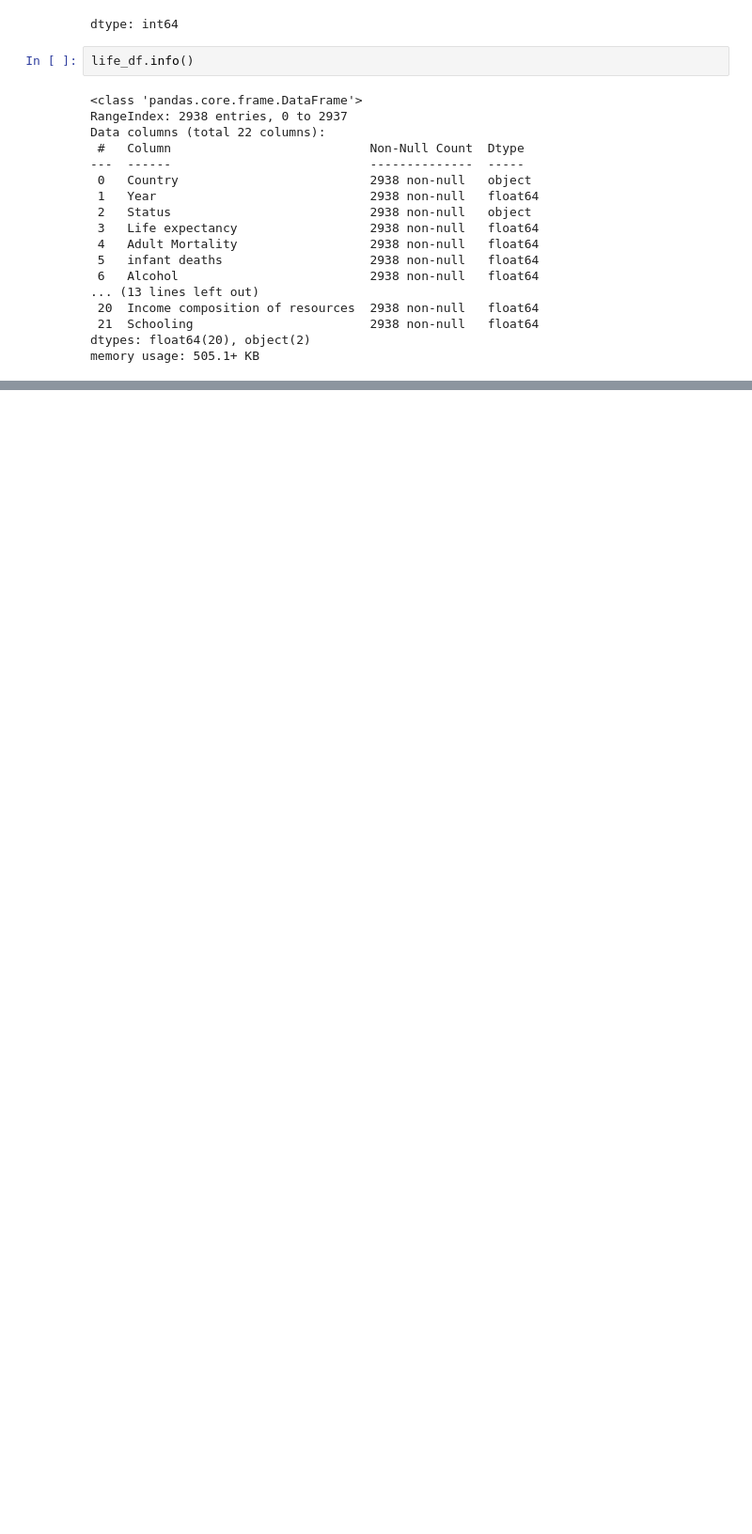
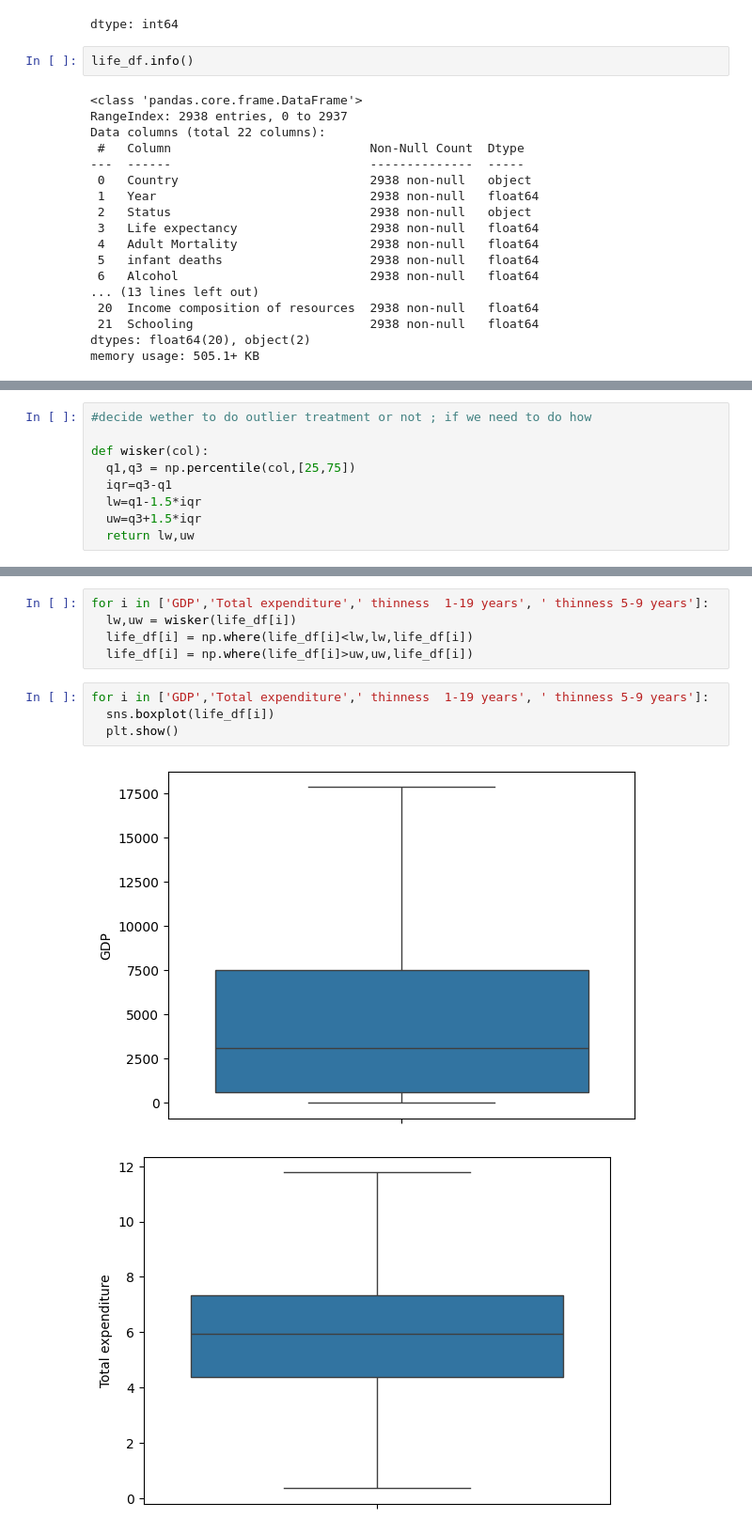
Before and after one commit to Akshithkumarreddy/Python_PGM, a Jupyter notebook: #037 data_prepros_complete.ipynb, the cells around one changed output, grey strips where cells are left out. Shown at 94% size. Drawn from its saved outputs; the diff is of its cells as text; blank space fills up the shorter version.

```diff
--- a/#037 data_prepros_complete.ipynb
+++ b/#037 data_prepros_complete.ipynb
@@ -405,0 +408,9 @@ memory usage: 505.1+ KB
+# %%
+#decide wether to do outlier treatment or not ; if we need to do how
+
+def wisker(col):
+  q1,q3 = np.percentile(col,[25,75])
+  iqr=q3-q1
+  lw=q1-1.5*iqr
+  uw=q3+1.5*iqr
+  return lw,uw
@@ -405,0 +431,12 @@ memory usage: 505.1+ KB
+# %%
+for i in ['GDP','Total expenditure',' thinness  1-19 years', ' thinness 5-9 years']:
+  lw,uw = wisker(life_df[i])
+  life_df[i] = np.where(life_df[i]<lw,lw,life_df[i])
+  life_df[i] = np.where(life_df[i]>uw,uw,life_df[i])
+# %%
+for i in ['GDP','Total expenditure',' thinness  1-19 years', ' thinness 5-9 years']:
+  sns.boxplot(life_df[i])
+  plt.show()
+# %% [output]
+[figure, added]
+[figure, added]
```
Also changed, not shown: parts of 8 cells of this notebook.
